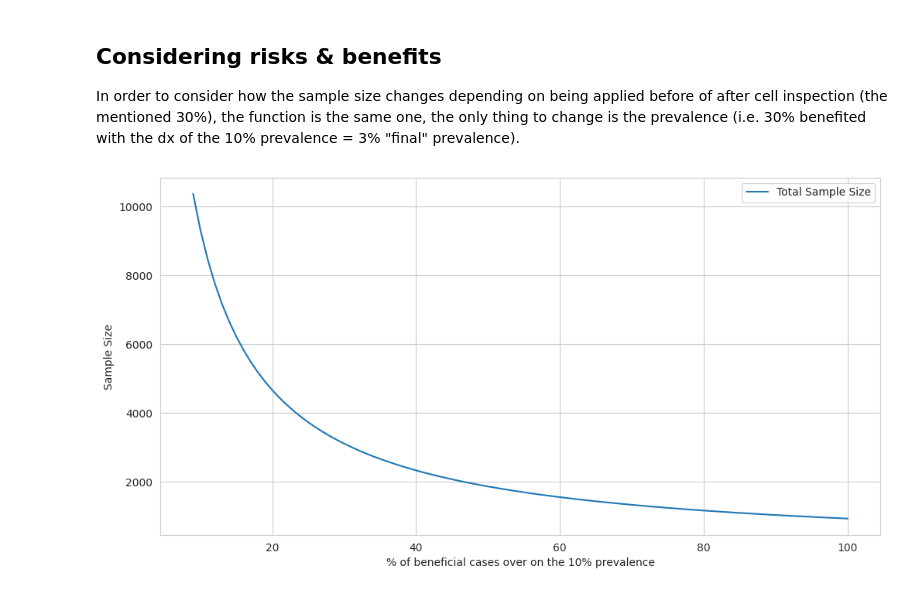
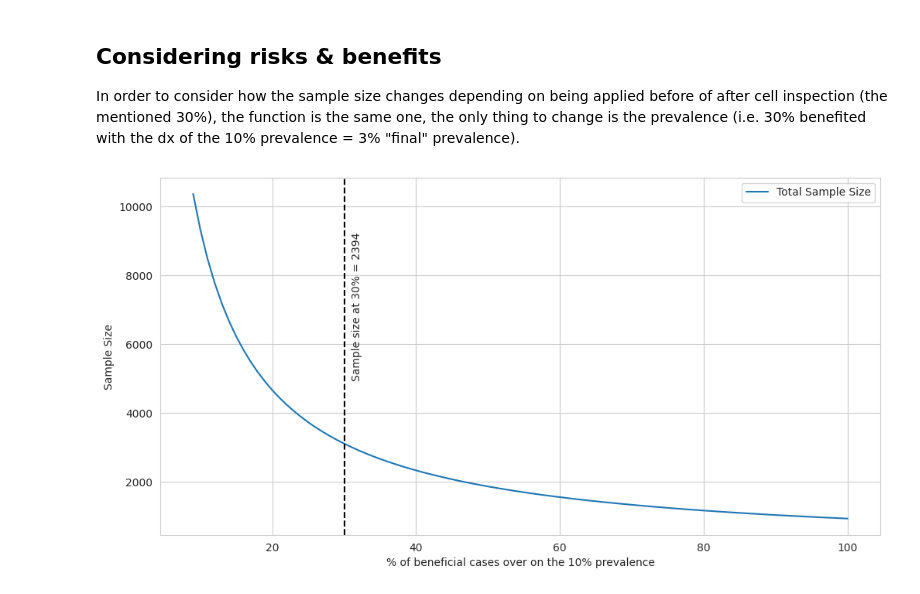
Before and after one commit to leandroradusky/mimark_analyses, a Jupyter notebook: sample_size_calculator/sample_size_calc_v1.ipynb, the cells around one changed output. Saved outputs shown, nothing was run; the diff lists cells and outputs as text; code cells hidden in the pictures.

Commit message:
Sample size calculator - version 1

```diff
--- a/sample_size_calculator/sample_size_calc_v1.ipynb
+++ b/sample_size_calculator/sample_size_calc_v1.ipynb
@@ -128,13 +128,17 @@ for p in range(9,101):
 # %%
 # Plot the results
 sns.set_style("whitegrid")
 
 plt.figure(figsize=(12, 6))
 plt.plot(range(9,101), sample_sizes, label="Total Sample Size")
 plt.xlabel("% of beneficial cases over on the 10% prevalence")
 plt.ylabel("Sample Size")
 
+# At 30 add a vertical line and a label indicating y value
+plt.axvline(30, color='k', linestyle='--')
+plt.text(31, 5000, f'Sample size at 30% = {sample_sizes[30]}', rotation=90)
+
 plt.legend()
 plt.show()
 # %% [output]
-[figure, old version]
+[figure, new version]
```
Also changed, not shown: 1 other file.
